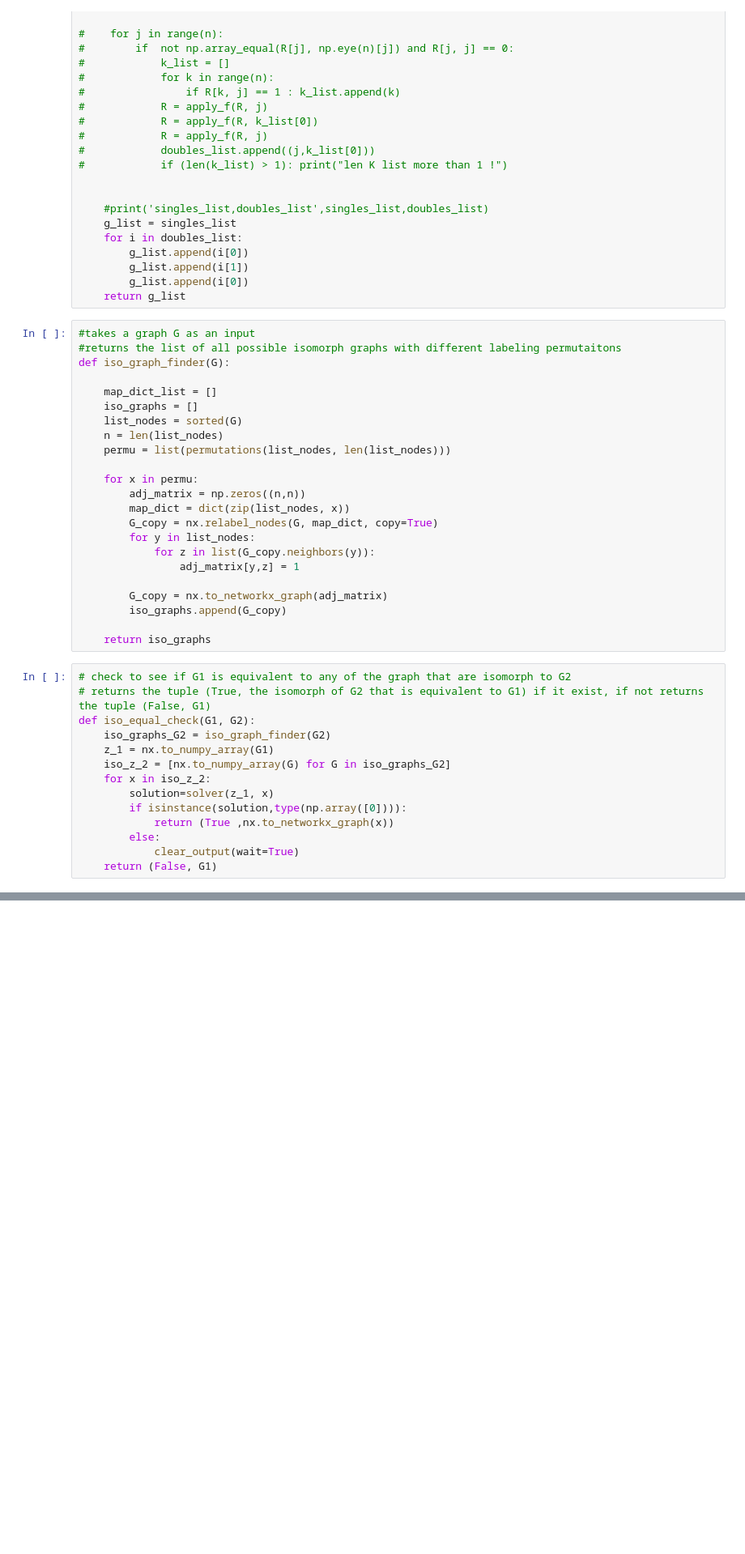
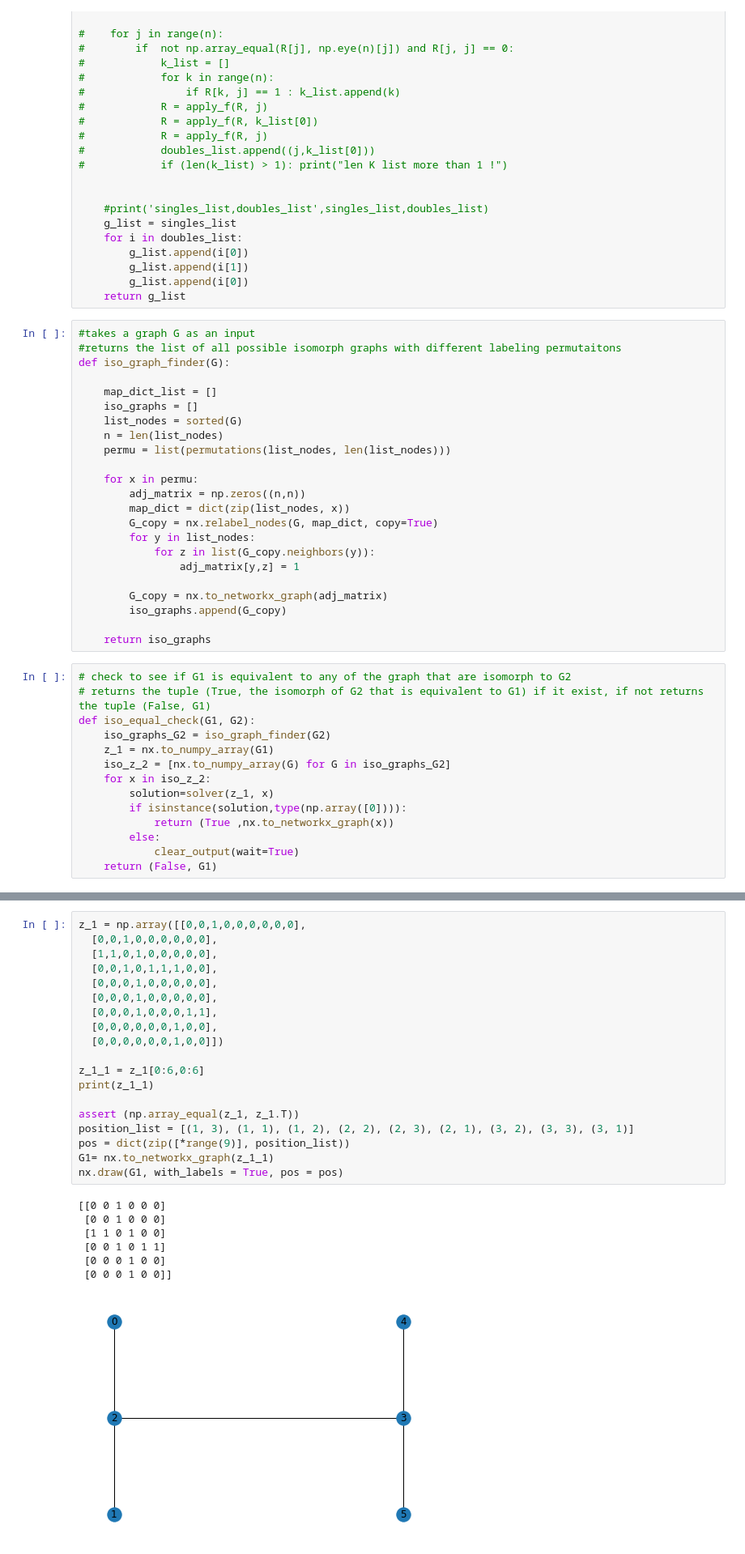
Before and after one commit to Sobhan-Gh/Graph-state-functions, a Jupyter notebook: LC_equivalence.ipynb, the cells around one changed output, grey strips where cells are left out. Shown at 81% size. Drawn from its saved outputs; the diff is of its cells as text; blank space fills up the shorter version.

```diff
--- a/LC_equivalence.ipynb
+++ b/LC_equivalence.ipynb
@@ -579,0 +574,27 @@ True
+# %%
+z_1 = np.array([[0,0,1,0,0,0,0,0,0],
+  [0,0,1,0,0,0,0,0,0],
+  [1,1,0,1,0,0,0,0,0],
+  [0,0,1,0,1,1,1,0,0],
+  [0,0,0,1,0,0,0,0,0],
+  [0,0,0,1,0,0,0,0,0],
+  [0,0,0,1,0,0,0,1,1],
+  [0,0,0,0,0,0,1,0,0],
+  [0,0,0,0,0,0,1,0,0]])
+
+z_1_1 = z_1[0:6,0:6]
+print(z_1_1)
+
+assert (np.array_equal(z_1, z_1.T))
+position_list = [(1, 3), (1, 1), (1, 2), (2, 2), (2, 3), (2, 1), (3, 2), (3, 3), (3, 1)]
+pos = dict(zip([*range(9)], position_list))
+G1= nx.to_networkx_graph(z_1_1)
+nx.draw(G1, with_labels = True, pos = pos)
+# %% [output]
+[[0 0 1 0 0 0]
+ [0 0 1 0 0 0]
+ [1 1 0 1 0 0]
+ [0 0 1 0 1 1]
+ [0 0 0 1 0 0]
+ [0 0 0 1 0 0]]
+[figure, added]
```
Also changed, not shown: parts of 8 cells of this notebook.
